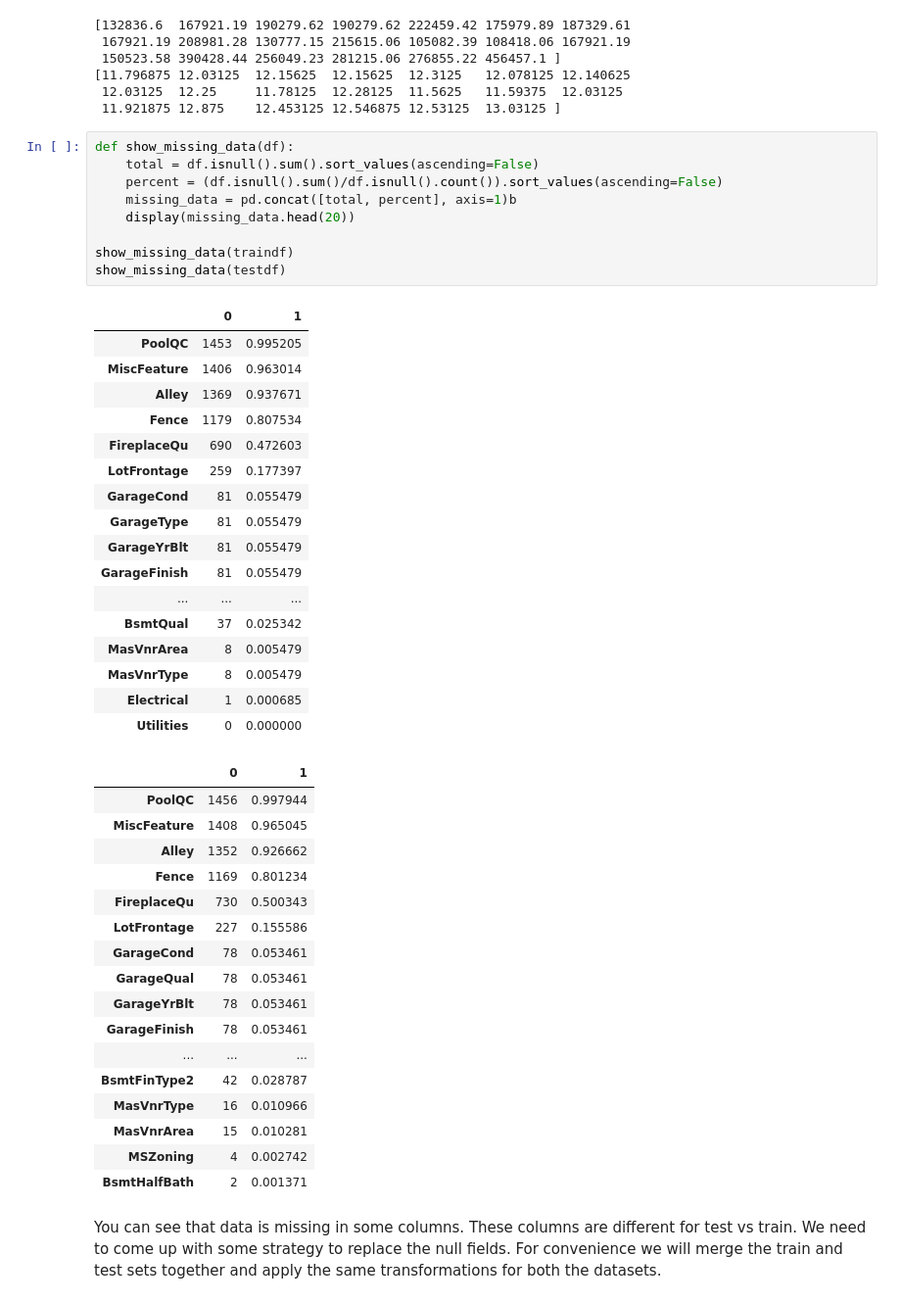
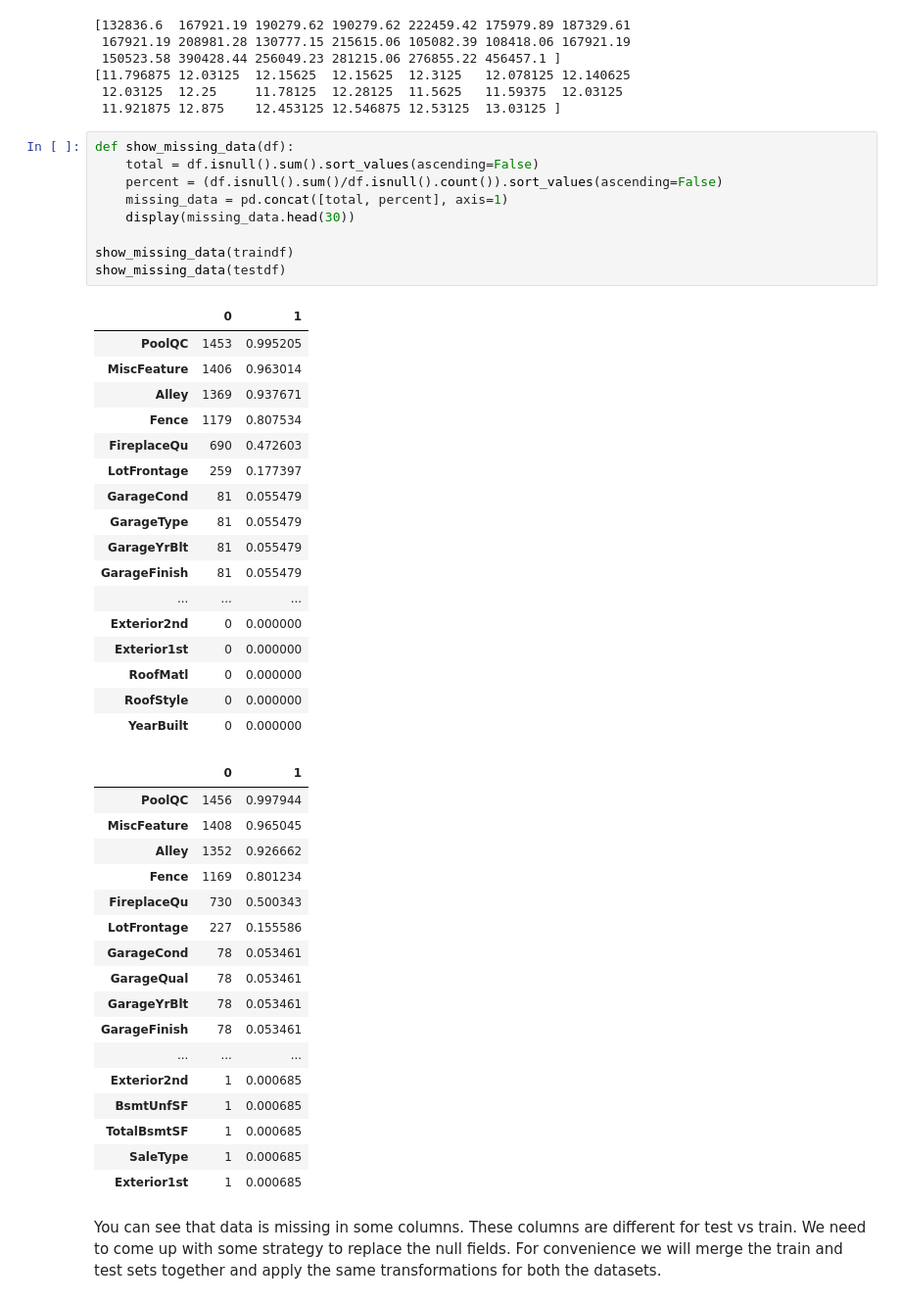
Before and after one commit to sairahul/mlexperiments, a Jupyter notebook: house-prices-advanced-regression-techniques.ipynb, the cells around one changed output. Shown: that part at 98% size. Saved outputs shown, nothing was run; the diff lists cells and outputs as text.

```diff
--- a/house-prices-advanced-regression-techniques.ipynb
+++ b/house-prices-advanced-regression-techniques.ipynb
@@ -259,46 +259,46 @@ print(y_dummy[:20])
 def show_missing_data(df):
     total = df.isnull().sum().sort_values(ascending=False)
     percent = (df.isnull().sum()/df.isnull().count()).sort_values(ascending=False)
-    missing_data = pd.concat([total, percent], axis=1)b
-    display(missing_data.head(20))
+    missing_data = pd.concat([total, percent], axis=1)
+    display(missing_data.head(30))
 
 show_missing_data(traindf)
 show_missing_data(testdf)
 # %% [output]
 |  | 0 | 1 |
 | PoolQC | 1453 | 0.995205 |
 | MiscFeature | 1406 | 0.963014 |
 | Alley | 1369 | 0.937671 |
 | Fence | 1179 | 0.807534 |
 | FireplaceQu | 690 | 0.472603 |
 | LotFrontage | 259 | 0.177397 |
 | GarageCond | 81 | 0.055479 |
 | GarageType | 81 | 0.055479 |
 | GarageYrBlt | 81 | 0.055479 |
 | GarageFinish | 81 | 0.055479 |
 | ... | ... | ... |
-| BsmtQual | 37 | 0.025342 |
-| MasVnrArea | 8 | 0.005479 |
-| MasVnrType | 8 | 0.005479 |
-| Electrical | 1 | 0.000685 |
-| Utilities | 0 | 0.000000 |
+| Exterior2nd | 0 | 0.000000 |
+| Exterior1st | 0 | 0.000000 |
+| RoofMatl | 0 | 0.000000 |
+| RoofStyle | 0 | 0.000000 |
+| YearBuilt | 0 | 0.000000 |
 |  | 0 | 1 |
 | PoolQC | 1456 | 0.997944 |
 | MiscFeature | 1408 | 0.965045 |
 | Alley | 1352 | 0.926662 |
 | Fence | 1169 | 0.801234 |
 | FireplaceQu | 730 | 0.500343 |
 | LotFrontage | 227 | 0.155586 |
 | GarageCond | 78 | 0.053461 |
 | GarageQual | 78 | 0.053461 |
 | GarageYrBlt | 78 | 0.053461 |
 | GarageFinish | 78 | 0.053461 |
 | ... | ... | ... |
-| BsmtFinType2 | 42 | 0.028787 |
-| MasVnrType | 16 | 0.010966 |
-| MasVnrArea | 15 | 0.010281 |
-| MSZoning | 4 | 0.002742 |
-| BsmtHalfBath | 2 | 0.001371 |
+| Exterior2nd | 1 | 0.000685 |
+| BsmtUnfSF | 1 | 0.000685 |
+| TotalBsmtSF | 1 | 0.000685 |
+| SaleType | 1 | 0.000685 |
+| Exterior1st | 1 | 0.000685 |
 # %% [markdown]
 You can see that data is missing in some columns. These columns are different for test vs train. We need to come up with some strategy to replace the null fields. For convenience we will merge the train and test sets together and apply the same transformations for both the datasets.
 # %%
```
Also changed, not shown: parts of 22 cells of this notebook.
